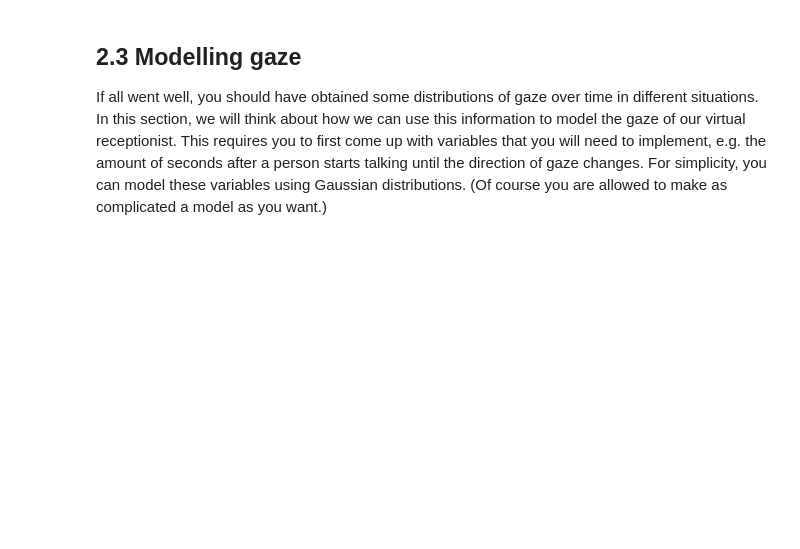
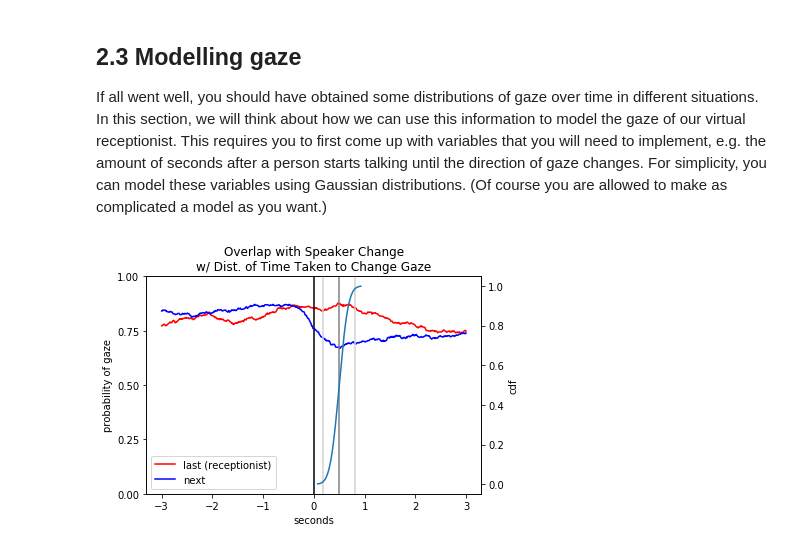
Before and after one commit to adis98/Conv_agents_grp_12, a Jupyter notebook: gaze_lab/CS4270 Gaze Lab.ipynb, the cells around one changed output. Cells and saved outputs as stored; diff of their text form; code cells hidden in the pictures; blank space fills up the shorter version.

```diff
--- a/gaze_lab/CS4270 Gaze Lab.ipynb
+++ b/gaze_lab/CS4270 Gaze Lab.ipynb
@@ -619,0 +624,34 @@ For simplicity, you can model these variables using Gaussian distributions. (Of
+# %%
+fig, ax1 = plt.subplots()
+
+X = np.linspace(-3, 3, 600)
+Y = plot_data['OV_with_SC']['original']
+
+ax1.plot(X, Y, 'r', label='last (receptionist)')
+ax1.set_xlabel('seconds')
+ax1.axvline(x=0, color='black')
+ax1.legend()
+
+Y = plot_data['OV_with_SC']['incoming']
+
+ax1.plot(X, Y, 'b', label='next')
+ax1.legend()
+ax1.set_yticks([0, .25, .50, .75, 1])
+ax1.set_ylabel('probability of gaze')
+
+ax2 = ax1.twinx()
+ax2.axvline(x=0.5, color='grey')
+ax2.axvline(x=0.18, color='lightgrey')
+ax2.axvline(x=0.5+(0.5 - 0.18), color='lightgrey')
+mu = 0.5
+variance = .02
+sigma = math.sqrt(variance)
+x = np.linspace(mu - 3*sigma, mu + 3*sigma, 600)
+ax2.plot(x, stats.norm.cdf(x, mu, sigma))
+ax2.set_ylabel('cdf')
+
+ax2.set_title('Overlap with Speaker Change\nw/ Dist. of Time Taken to Change Gaze')
+
+plt.show()
+# %% [output]
+[figure, added]
```
Also changed, not shown: parts of 7 cells of this notebook.
